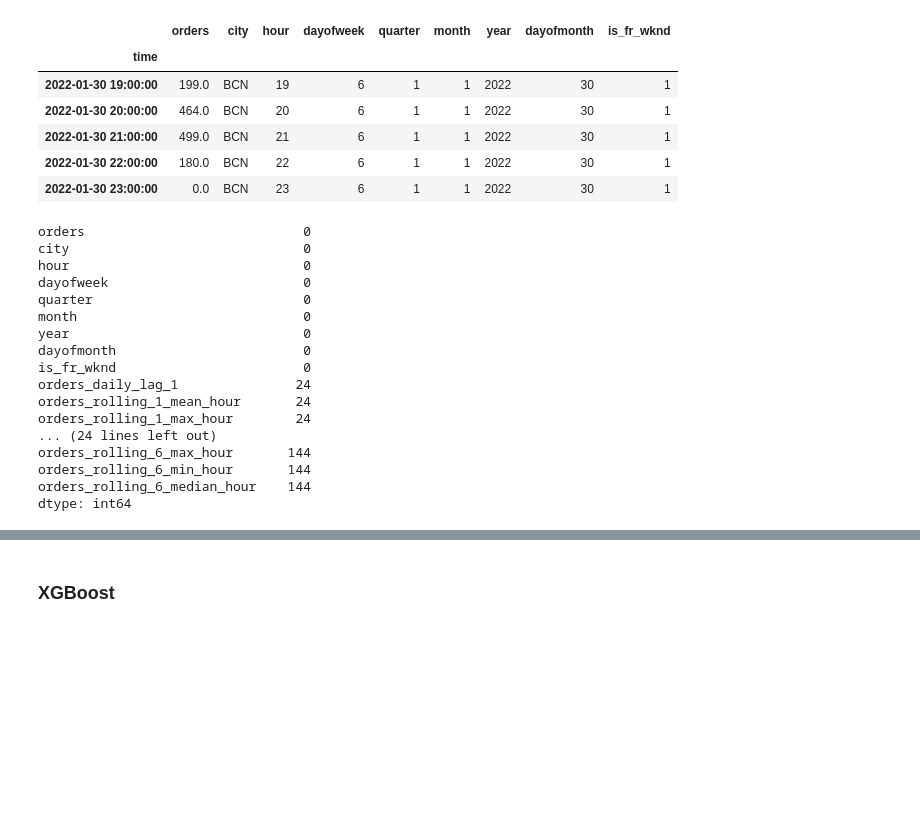
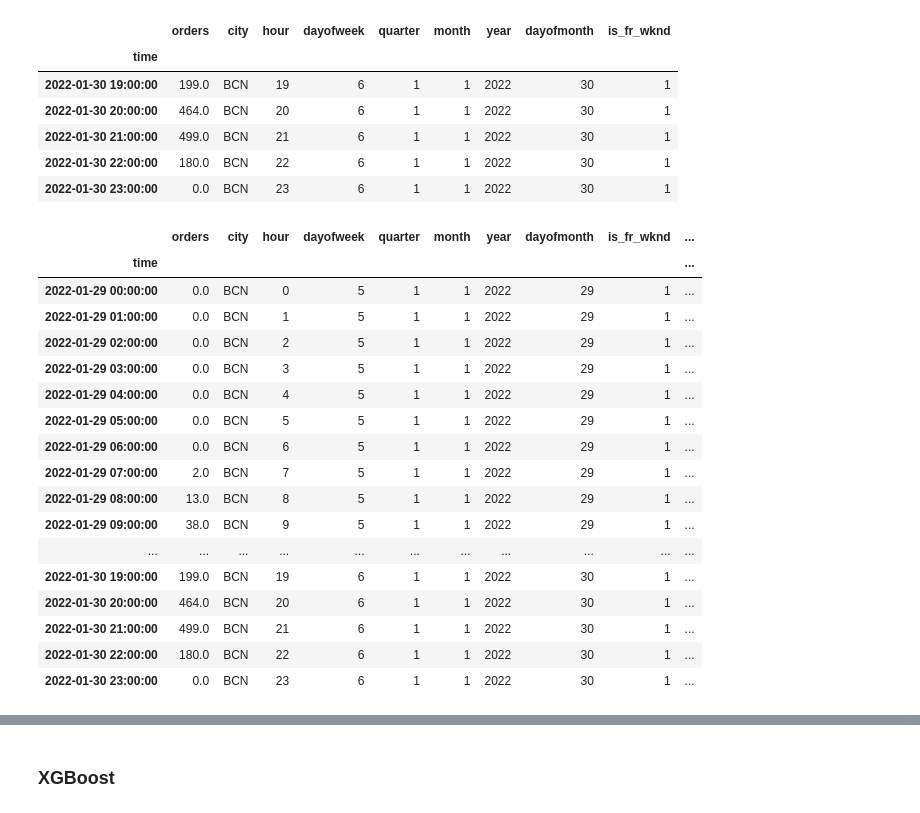
Before and after one commit to CatalinaOdizzio/BSE_T3_Time_Series_Forecast_HW, a Jupyter notebook: final_project_PhilippPissinisOdizzio.ipynb, the cells around one changed output, grey strips where cells are left out. Saved outputs shown, nothing was run; the diff lists cells and outputs as text; code cells hidden in the pictures; blank space fills up the shorter version.

```diff
--- a/final_project_PhilippPissinisOdizzio.ipynb
+++ b/final_project_PhilippPissinisOdizzio.ipynb
@@ -847,21 +847,27 @@ _test_df.tail()
 # %%
 # Creating lagged features for the target variable and computes rolling statistics based on those lagged values
 f_names = ["month", "year", "quarter", "hour"]
-feature_matrix = pd.concat([_train_df, _test_df]).iloc[:-1]
-for lag in range(1, 7):
-   window = lag
-   feature_matrix[f"orders_daily_lag_{lag}"] = feature_matrix.groupby("hour")[
-       "orders"
-   ].shift(lag)
-   time_features = (
-        feature_matrix.groupby("hour")[f"orders_daily_lag_{lag}"]
-          .rolling(window=window, min_periods=1)
-          .agg(["mean", "max", "min", "median"])
-          .reset_index(level=0, drop=True)
-        )
-   time_features.columns = [f"orders_rolling_{window}_{col}_hour" for col in time_features.columns]
-   feature_matrix = pd.concat([feature_matrix, time_features], axis=1)
-   f_names.append(f"orders_daily_lag_{lag}")
-   f_names.extend(time_features.columns)
+
+# Create lagged features and rolling statistics for the train set
+train_feature_matrix = _train_df.loc[_train_df.index < cut_off_date].copy()
+for lag in range(1, 2):
+    window = lag
+    train_feature_matrix[f"orders_daily_lag_{lag}"] = train_feature_matrix.groupby("hour")["orders"].shift(lag)
+    time_features_train = train_feature_matrix.groupby("hour")[f"orders_daily_lag_{lag}"].rolling(window=window, min_periods=1).agg(["mean", "max", "min", "median"]).reset_index(level=0, drop=True)
+    time_features_train.columns = [f"orders_rolling_{window}_{col}_hour" for col in time_features_train.columns]
+    train_feature_matrix = pd.concat([train_feature_matrix, time_features_train], axis=1)
+    f_names.append(f"orders_daily_lag_{lag}")
+    f_names.extend(time_features_train.columns)
+
+# Create lagged features and rolling statistics for the test set
+test_feature_matrix = _test_df.loc[_test_df.index >= cut_off_date].copy()
+for lag in range(1, 2):
+    window = lag
+    test_feature_matrix[f"orders_daily_lag_{lag}"] = test_feature_matrix.groupby("hour")["orders"].shift(lag)
+    time_features_test = test_feature_matrix.groupby("hour")[f"orders_daily_lag_{lag}"].rolling(window=window, min_periods=1).agg(["mean", "max", "min", "median"]).reset_index(level=0, drop=True)
+    time_features_test.columns = [f"orders_rolling_{window}_{col}_hour" for col in time_features_test.columns]
+    test_feature_matrix = pd.concat([test_feature_matrix, time_features_test], axis=1)
+    f_names.append(f"orders_daily_lag_{lag}")
+    f_names.extend(time_features_test.columns)
 # %%
 # Appending new features to existing dataframes
@@ -870,20 +876,22 @@ _test_df = feature_matrix.loc[feature_matrix.index >= cut_off_date].copy()
-# %%
-_train_df.isna().sum()
-# %% [output]
-orders                            0
-city                              0
-hour                              0
-dayofweek                         0
-quarter                           0
-month                             0
-year                              0
-dayofmonth                        0
-is_fr_wknd                        0
-orders_daily_lag_1               24
-orders_rolling_1_mean_hour       24
-orders_rolling_1_max_hour        24
-... (24 lines left out)
-orders_rolling_6_max_hour       144
-orders_rolling_6_min_hour       144
-orders_rolling_6_median_hour    144
-dtype: int64
+# %%
+# Checking data leakage
+test_feature_matrix.tail(48)
+# %% [output]
+|  | orders | city | hour | dayofweek | quarter | month | year | dayofmonth | is_fr_wknd | ... |
+| time |  |  |  |  |  |  |  |  |  | ... |
+| 2022-01-29 00:00:00 | 0.0 | BCN | 0 | 5 | 1 | 1 | 2022 | 29 | 1 | ... |
+| 2022-01-29 01:00:00 | 0.0 | BCN | 1 | 5 | 1 | 1 | 2022 | 29 | 1 | ... |
+| 2022-01-29 02:00:00 | 0.0 | BCN | 2 | 5 | 1 | 1 | 2022 | 29 | 1 | ... |
+| 2022-01-29 03:00:00 | 0.0 | BCN | 3 | 5 | 1 | 1 | 2022 | 29 | 1 | ... |
+| 2022-01-29 04:00:00 | 0.0 | BCN | 4 | 5 | 1 | 1 | 2022 | 29 | 1 | ... |
+| 2022-01-29 05:00:00 | 0.0 | BCN | 5 | 5 | 1 | 1 | 2022 | 29 | 1 | ... |
+| 2022-01-29 06:00:00 | 0.0 | BCN | 6 | 5 | 1 | 1 | 2022 | 29 | 1 | ... |
+| 2022-01-29 07:00:00 | 2.0 | BCN | 7 | 5 | 1 | 1 | 2022 | 29 | 1 | ... |
+| 2022-01-29 08:00:00 | 13.0 | BCN | 8 | 5 | 1 | 1 | 2022 | 29 | 1 | ... |
+| 2022-01-29 09:00:00 | 38.0 | BCN | 9 | 5 | 1 | 1 | 2022 | 29 | 1 | ... |
+| ... | ... | ... | ... | ... | ... | ... | ... | ... | ... | ... |
+| 2022-01-30 19:00:00 | 199.0 | BCN | 19 | 6 | 1 | 1 | 2022 | 30 | 1 | ... |
+| 2022-01-30 20:00:00 | 464.0 | BCN | 20 | 6 | 1 | 1 | 2022 | 30 | 1 | ... |
+| 2022-01-30 21:00:00 | 499.0 | BCN | 21 | 6 | 1 | 1 | 2022 | 30 | 1 | ... |
+| 2022-01-30 22:00:00 | 180.0 | BCN | 22 | 6 | 1 | 1 | 2022 | 30 | 1 | ... |
+| 2022-01-30 23:00:00 | 0.0 | BCN | 23 | 6 | 1 | 1 | 2022 | 30 | 1 | ... |
```
Also changed, not shown: parts of 3 cells of this notebook.
